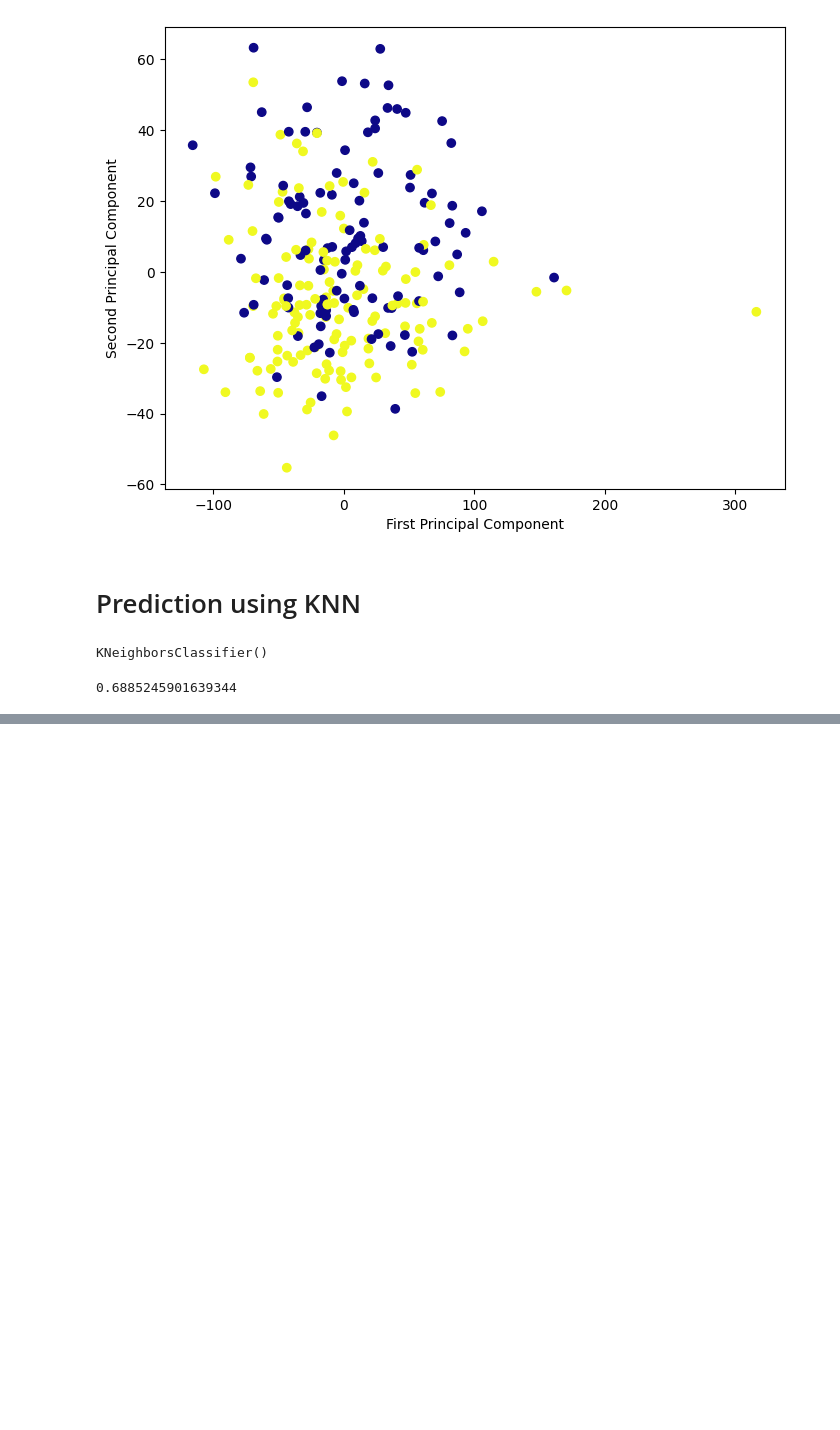
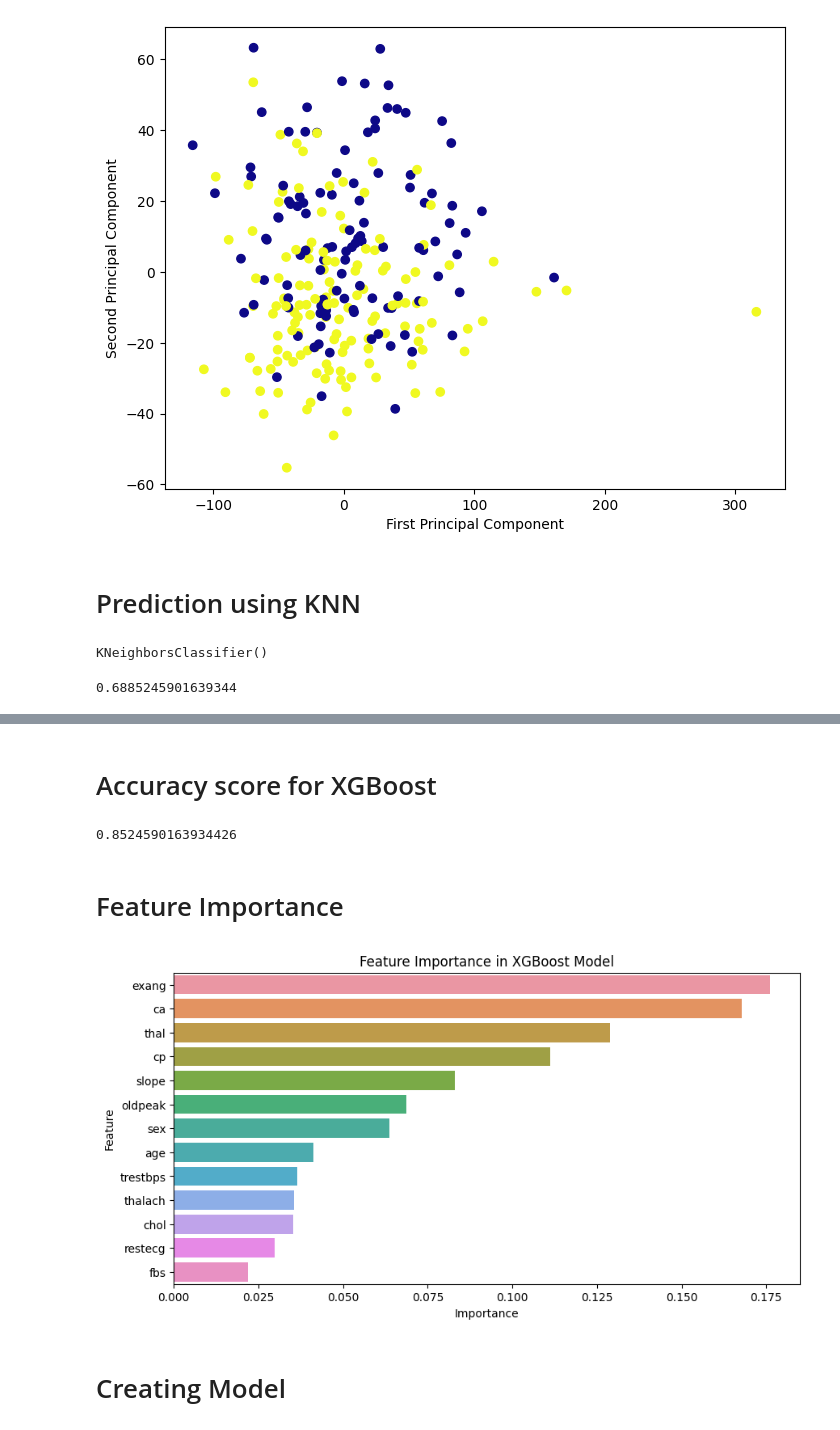
Before and after one commit to Vedshinde06/Heart-Disease-Prediction-Model, a Jupyter notebook: project-code.ipynb, the cells around one changed output, grey strips where cells are left out. Drawn from its saved outputs; the diff is of its cells as text; code cells hidden in the pictures; blank space fills up the shorter version.

```diff
--- a/project-code.ipynb
+++ b/project-code.ipynb
@@ -127,0 +152,11 @@ accuracy_score(y_pred,y_test)
+# %%
+model = xgb.XGBClassifier(
+    n_estimators=100,
+    learning_rate=0.1,
+    max_depth=5,
+    subsample=0.8,
+    colsample_bytree=0.8,
+    random_state=42
+)
+
+model.fit(x_train,y_train)
@@ -127,0 +177,8 @@ accuracy_score(y_pred,y_test)
+# %% [markdown]
+# Accuracy score for XGBoost
+# %%
+accuracy_score(y_pred2,y_test)
+# %% [output]
+0.8524590163934426
+# %% [markdown]
+# Feature Importance
@@ -127,0 +188,14 @@ accuracy_score(y_pred,y_test)
+# %%
+feature_importance = model.feature_importances_
+
+importance_df = pd.DataFrame({'Feature': x.columns, 'Importance': feature_importance})
+importance_df = importance_df.sort_values(by="Importance", ascending=False)
+
+plt.figure(figsize=(10, 5))
+sns.barplot(x="Importance", y="Feature", data=importance_df)
+plt.title("Feature Importance in XGBoost Model")
+plt.show()
+# %% [output]
+[figure, added]
+# %% [markdown]
+# Creating Model
```
Also changed, not shown: parts of 10 cells of this notebook.
